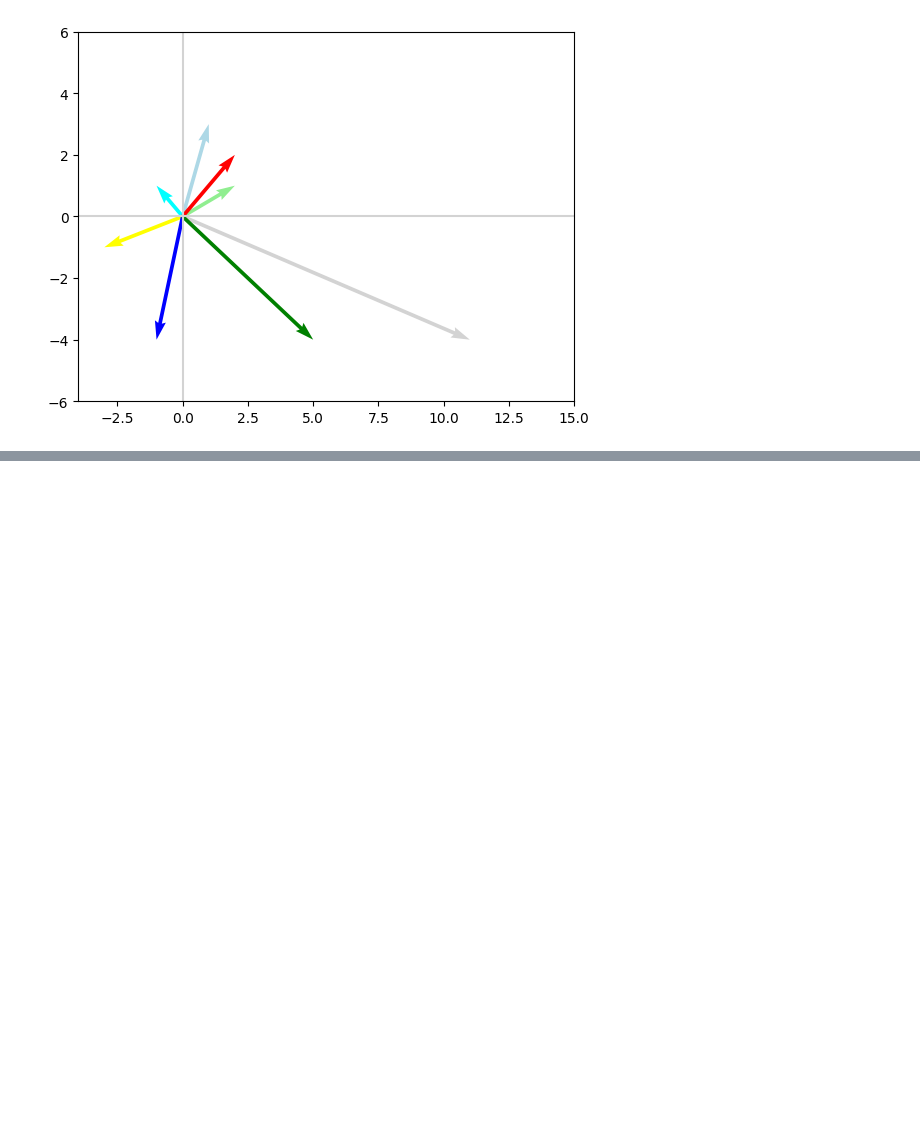
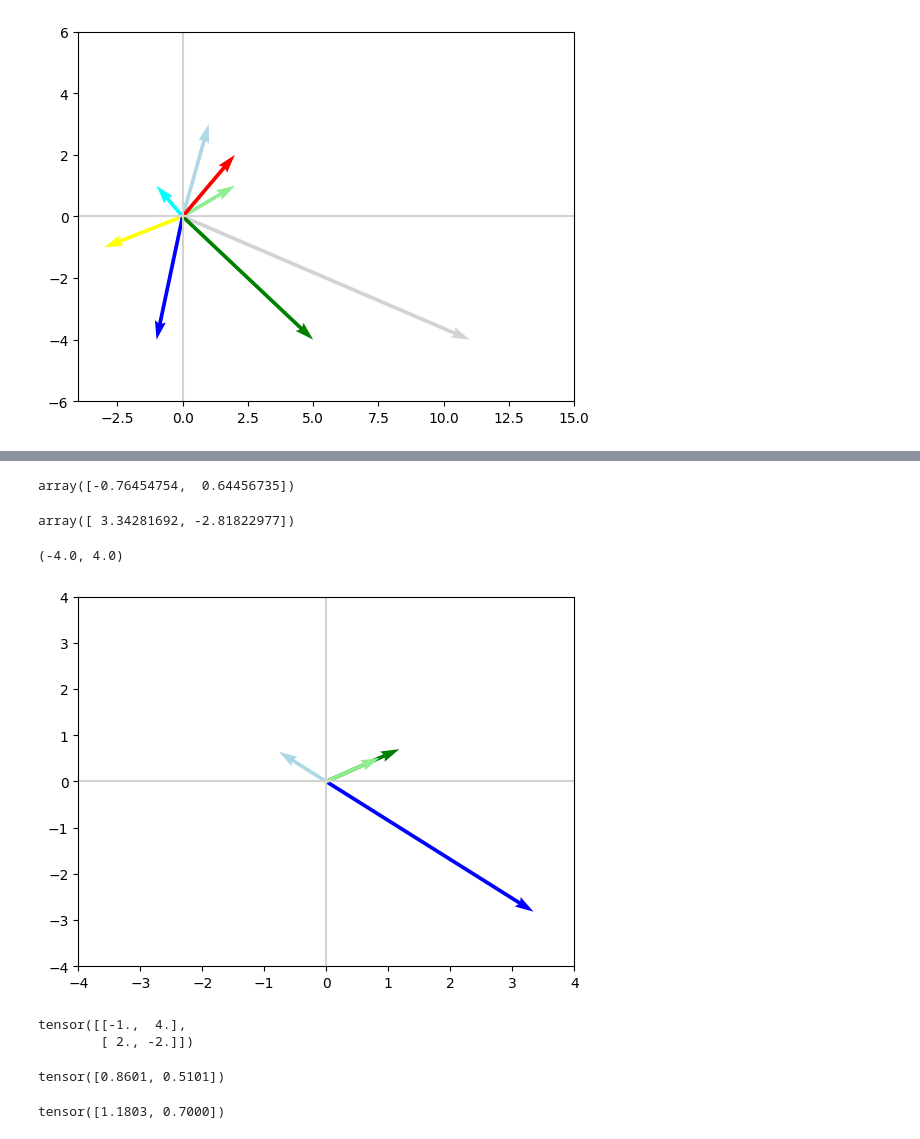
Before and after one commit to fakhar-iqbal/Machine_Learning_Fundamentals, a Jupyter notebook: LinearAlgebra_II.ipynb, the cells around one changed output, grey strips where cells are left out. Drawn from its saved outputs; the diff is of its cells as text; code cells hidden in the pictures; blank space fills up the shorter version.

```diff
--- a/LinearAlgebra_II.ipynb
+++ b/LinearAlgebra_II.ipynb
@@ -193,0 +253,25 @@ plt.ylim(-6,6)
+# %%
+v2  = V[:,1]
+v2
+# %% [output]
+array([-0.76454754,  0.64456735])
+# %%
+Av2 = np.dot(A,v2)
+Av2
+# %% [output]
+array([ 3.34281692, -2.81822977])
+# %%
+plot_vectors([Av2,v2,Av,v],['blue','lightblue','green','lightgreen'])
+plt.xlim(-4,4)
+plt.ylim(-4,4)
+# %% [output]
+(-4.0, 4.0)
+[figure, added]
+# %%
+#pytorch implementation
+
+A_pt= torch.tensor([[-1,4],[2,-2.]])
+A_pt
+# %% [output]
+tensor([[-1.,  4.],
+        [ 2., -2.]])
@@ -193,0 +282,10 @@ plt.ylim(-6,6)
+# %%
+v_p = Vr[:,0]
+v_p
+# %% [output]
+tensor([0.8601, 0.5101])
+# %%
+A_ptv = torch.matmul(A_pt,v_p)
+A_ptv
+# %% [output]
+tensor([1.1803, 0.7000])
```
Also changed, not shown: parts of 20 cells of this notebook.
